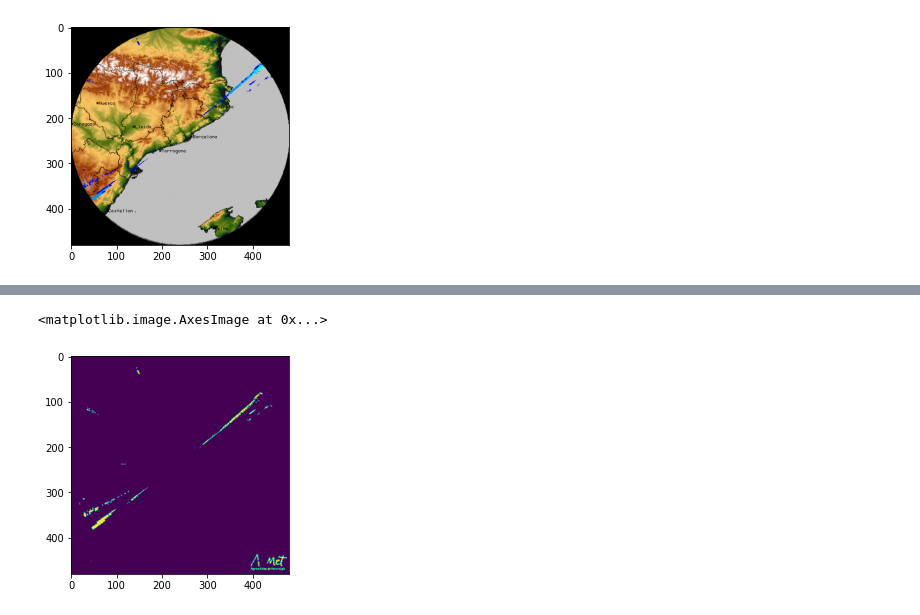
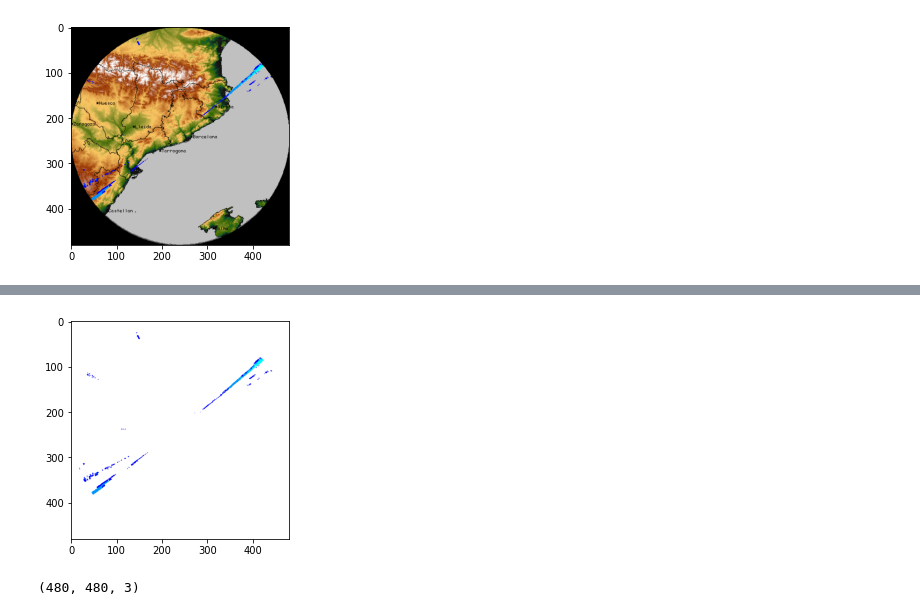
Before and after one commit to melihkurtaran/DNA_hackathon, a Jupyter notebook: MainCode.ipynb, the cells around one changed output, grey strips where cells are left out. Drawn from its saved outputs; the diff is of its cells as text; code cells hidden in the pictures.

```diff
--- a/MainCode.ipynb
+++ b/MainCode.ipynb
@@ -129,10 +103,12 @@ imshow(mask)
-# %%
-hsv = cv2.cvtColor(the_frame, cv2.COLOR_RGB2HSV)
-lower_blue = np.array([94,58,96])
-upper_blue = np.array([130,255,255])
-# hsv(194, 58%, 96%)
-mask = cv2.inRange(hsv, lower_blue, upper_blue)
-imshow(mask)
-# %% [output]
-<matplotlib.image.AxesImage at 0x...>
-[figure, removed]
+# %%
+mask = np.stack([mask,mask,mask],axis=2)
+result = cv2.bitwise_and(the_frame, mask)
+result[mask==0] = 255
+imshow(result)
+mask = result
+# %% [output]
+[figure, added]
+# %%
+mask.shape
+# %% [output]
+(480, 480, 3)
```
Also changed, not shown: parts of 12 cells of this notebook.
